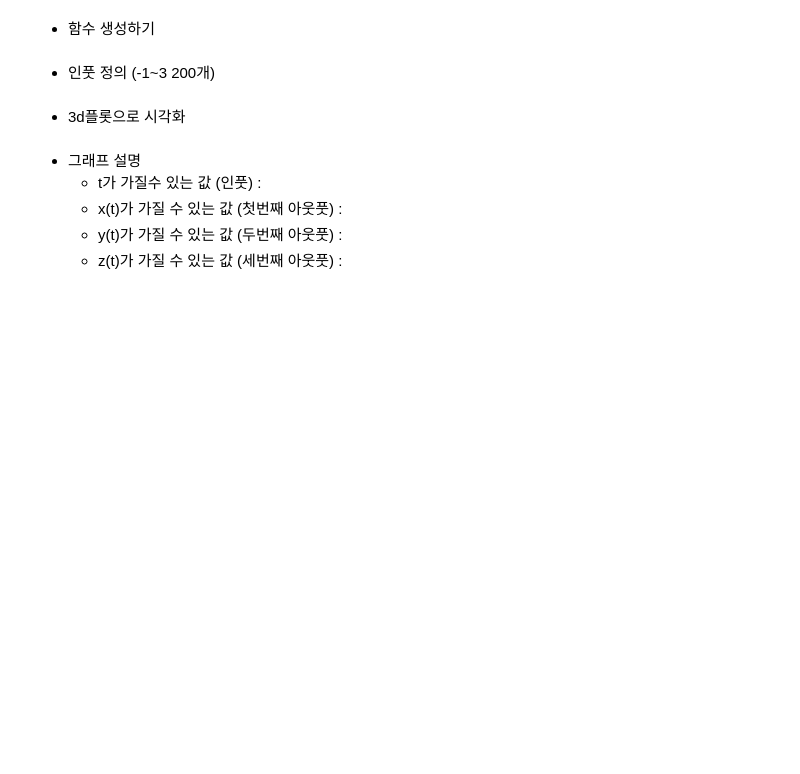
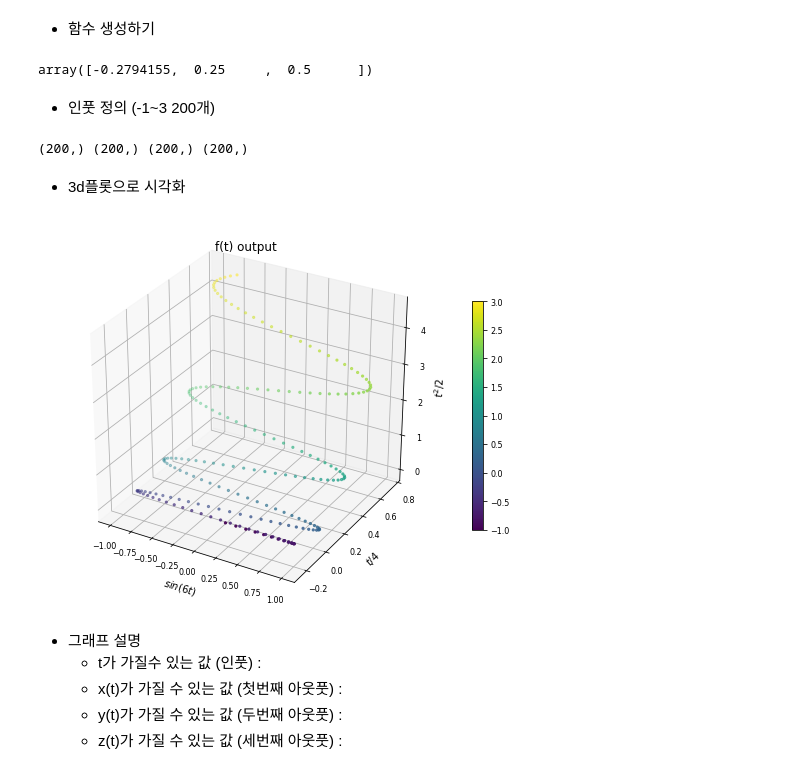
Before and after one commit to Felife11/SkillTreePython-DataAnalysis, a Jupyter notebook: 05.머신러닝기반데이터분석/ch05_02_기초수학_다변수함수와벡터함수.ipynb, the cells around one changed output. Saved outputs shown, nothing was run; the diff lists cells and outputs as text; code cells hidden in the pictures; blank space fills up the shorter version.

```diff
--- a/05.머신러닝기반데이터분석/ch05_02_기초수학_다변수함수와벡터함수.ipynb
+++ b/05.머신러닝기반데이터분석/ch05_02_기초수학_다변수함수와벡터함수.ipynb
@@ -366,10 +400,43 @@ sin(6t)\\
 \end{align}
 # %% [markdown]
 * 함수 생성하기
+# %%
+def f7(t):
+  x = np.sin(6*t)
+  y = t/4
+  z = (t**2)/2
+  return np.array([x,y,z])
+
+f7(1)
+# %% [output]
+array([-0.2794155,  0.25     ,  0.5      ])
 # %% [markdown]
 * 인풋 정의 (-1~3 200개)
+# %%
+ts = np.linspace(-1, 3, 200)
+xs,ys,zs = f7(ts)
+
+print(ts. shape, xs.shape, ys.shape, zs.shape)
+# %% [output]
+(200,) (200,) (200,) (200,)
 # %% [markdown]
 * 3d플롯으로 시각화
+# %%
+fig = plt.figure(figsize =(9,7))#그림판
+ax = plt.axes(projection =  '3d')#축
+
+scat = ax.scatter3D(xs, ys, zs, marker = '.', c=ts) #3d 산점도 (x, y, z)
+#surf = ax.plot_surface(xs, ys, zs, alpha = 0.6, cmap = 'rainbow' )# 면 surface
+fig.colorbar(scat, shrink =0.6)
+
+#기타 제목/ 축제목 등등..
+ax.set_title('f(t) output')
+ax.set_xlabel('$sin(6t)$')
+ax.set_ylabel('$t/4$')
+ax.set_zlabel('$t^2/2$')
+plt.show()
+# %% [output]
+[figure, added]
 # %% [markdown]
 * 그래프 설명
   * t가 가질수 있는 값 (인풋) :
```
Also changed, not shown: parts of 6 cells of this notebook.
